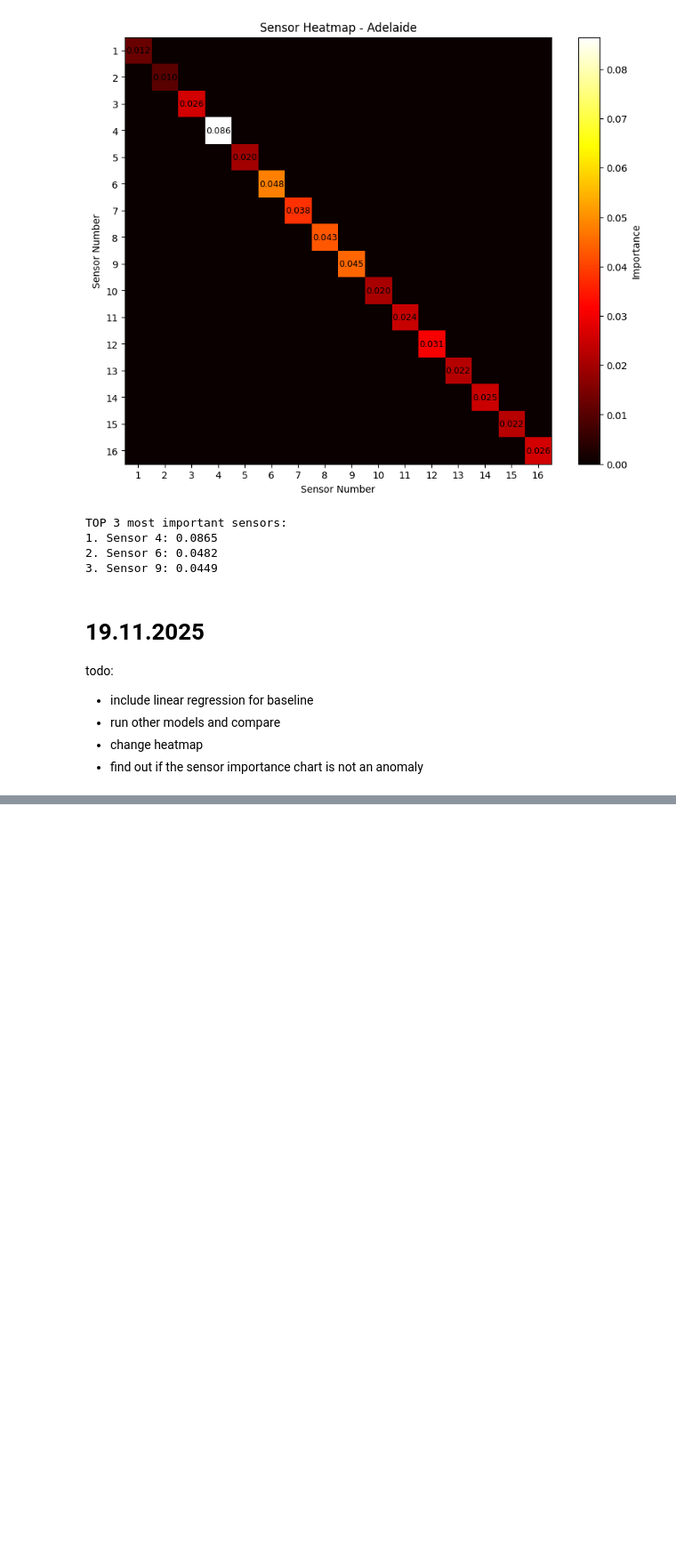
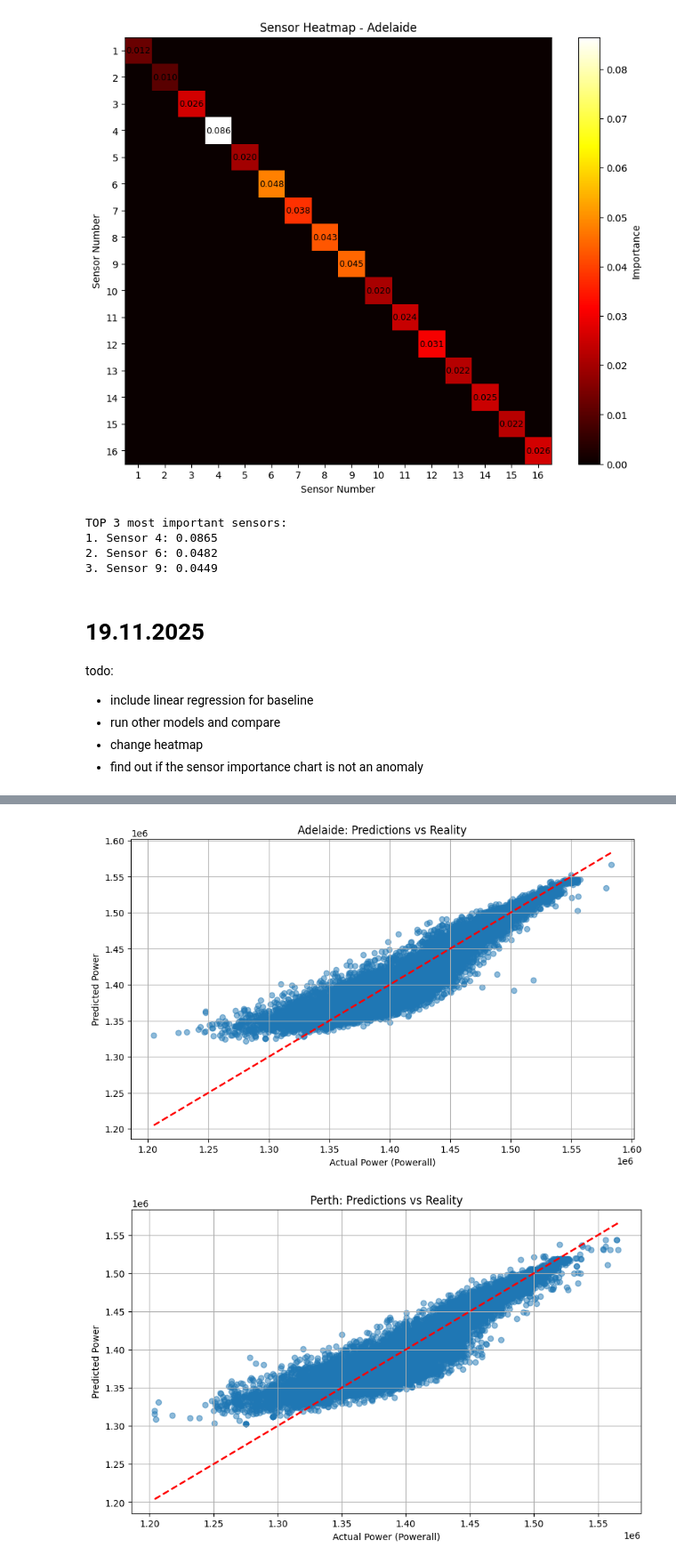
Before and after one commit to vect000r/datascience, a Jupyter notebook: WEC/WEC.ipynb, the cells around one changed output, grey strips where cells are left out. Shown at 89% size. Saved outputs shown, nothing was run; the diff lists cells and outputs as text; code cells hidden in the pictures; blank space fills up the shorter version.

Commit message:
feat: added LightGBM for comparison

```diff
--- a/WEC/WEC.ipynb
+++ b/WEC/WEC.ipynb
@@ -348,0 +442,26 @@ todo:
+# %%
+# Evaluate the results
+
+print("Evaluation of model performance for LightGBM")
+
+lgbm_mse_values = []
+lgbm_rmse_values = []
+lgbm_r2_values = []
+
+for i, dataset in enumerate(datasets):
+    prediction = lgbm_predictions[i]
+    actual = lgbm_tests[i]
+
+    mse = mean_squared_error(actual, prediction)
+    lgbm_mse_values.append(mse)
+
+    rmse = np.sqrt(mse)
+    lgbm_rmse_values.append(rmse)
+
+    r2 = r2_score(actual, prediction)
+    lgbm_r2_values.append(r2)
+
+    print(f"Dataset {dataset.name}")
+    print(f"MSE: {mse:.2f}")
+    print(f"RMSE: {rmse:.2f}")
+    print(f"R2: {r2:.4f}")
@@ -348,0 +486,15 @@ todo:
+# %%
+# Visualize model performance
+
+for i, dataset in enumerate(datasets):
+    plt.figure(figsize=(10, 6))
+    plt.scatter(lgbm_tests[i], lgbm_predictions[i], alpha=0.5)
+    plt.plot([lgbm_tests[i].min(), lgbm_tests[i].max()], [lgbm_tests[i].min(), lgbm_tests[i].max()], 'r--', lw=2)
+    plt.xlabel('Actual Power (Powerall)')
+    plt.ylabel('Predicted Power')
+    plt.title(f'{dataset.name}: Predictions vs Reality')
+    plt.grid(True)
+    plt.show()
+# %% [output]
+[figure, added]
+[figure, added]
```
Also changed, not shown: parts of 5 cells of this notebook.
